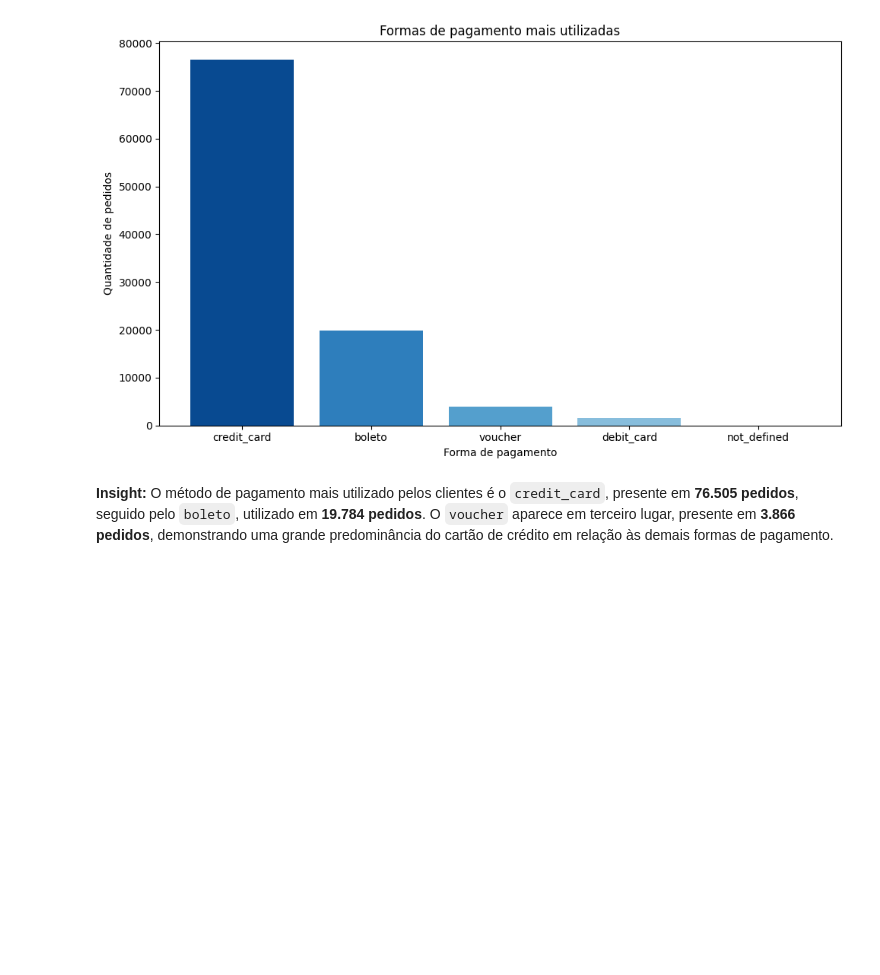
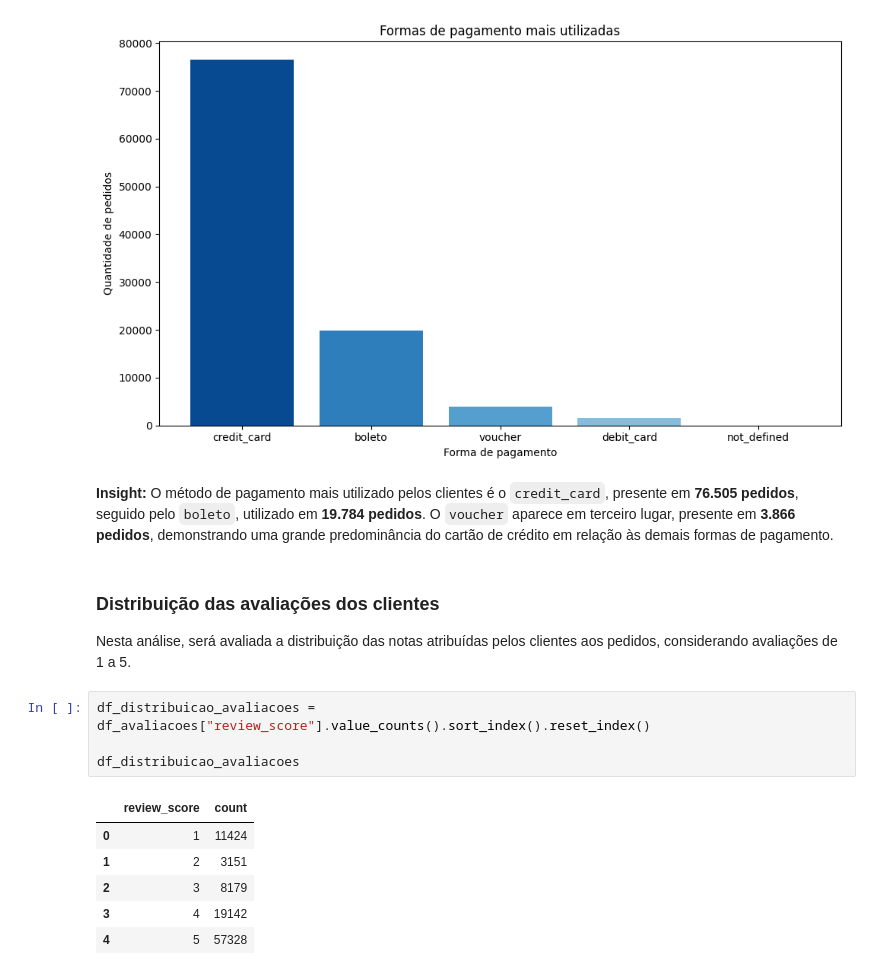
Before and after one commit to gsrizzo/analise-ecommerce-olist, a Jupyter notebook: notebooks/03_analise_exploratoria.ipynb, the cells around one changed output. Cells and saved outputs as stored; diff of their text form; blank space fills up the shorter version.

```diff
--- a/notebooks/03_analise_exploratoria.ipynb
+++ b/notebooks/03_analise_exploratoria.ipynb
@@ -283,3 +283,18 @@ plt.show()
 [figure]
 # %% [markdown]
 **Insight:** O método de pagamento mais utilizado pelos clientes é o `credit_card`, presente em **76.505 pedidos**, seguido pelo `boleto`, utilizado em **19.784 pedidos**. O `voucher` aparece em terceiro lugar, presente em **3.866 pedidos**, demonstrando uma grande predominância do cartão de crédito em relação às demais formas de pagamento.
+# %% [markdown]
+### Distribuição das avaliações dos clientes
+
+Nesta análise, será avaliada a distribuição das notas atribuídas pelos clientes aos pedidos, considerando avaliações de 1 a 5.
+# %%
+df_distribuicao_avaliacoes = df_avaliacoes["review_score"].value_counts().sort_index().reset_index()
+
+df_distribuicao_avaliacoes
+# %% [output]
+|  | review_score | count |
+| 0 | 1 | 11424 |
+| 1 | 2 | 3151 |
+| 2 | 3 | 8179 |
+| 3 | 4 | 19142 |
+| 4 | 5 | 57328 |
```
Also changed, not shown: parts of 12 cells of this notebook, 1 other file.
